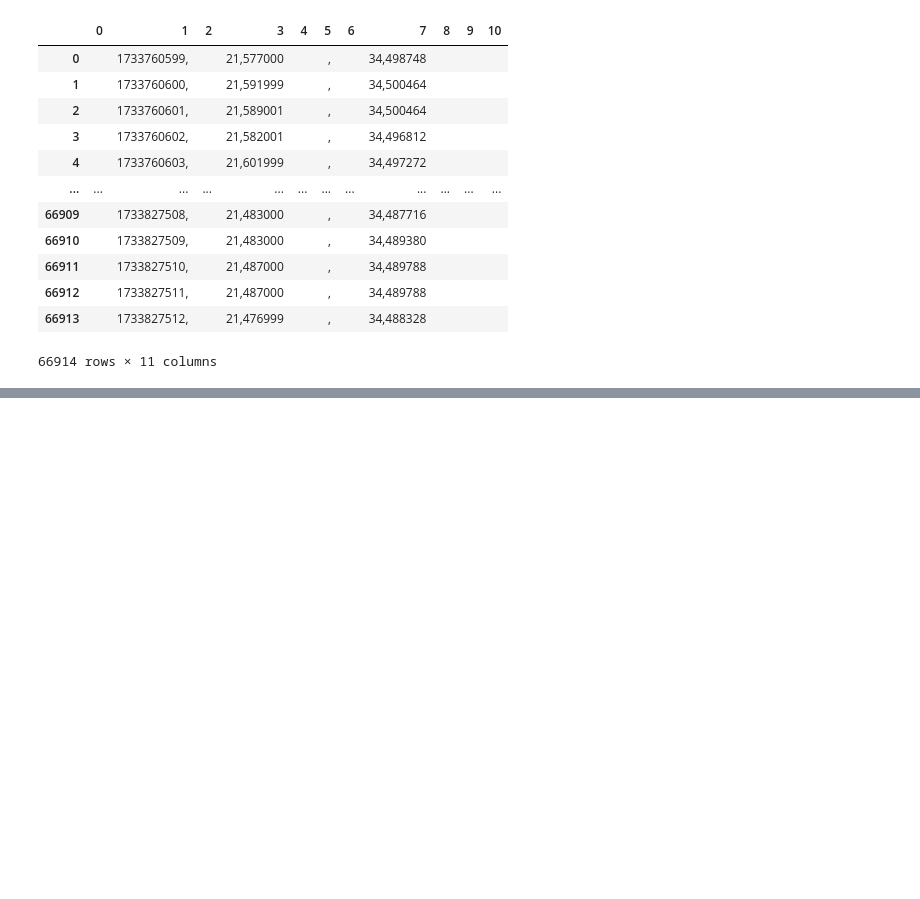
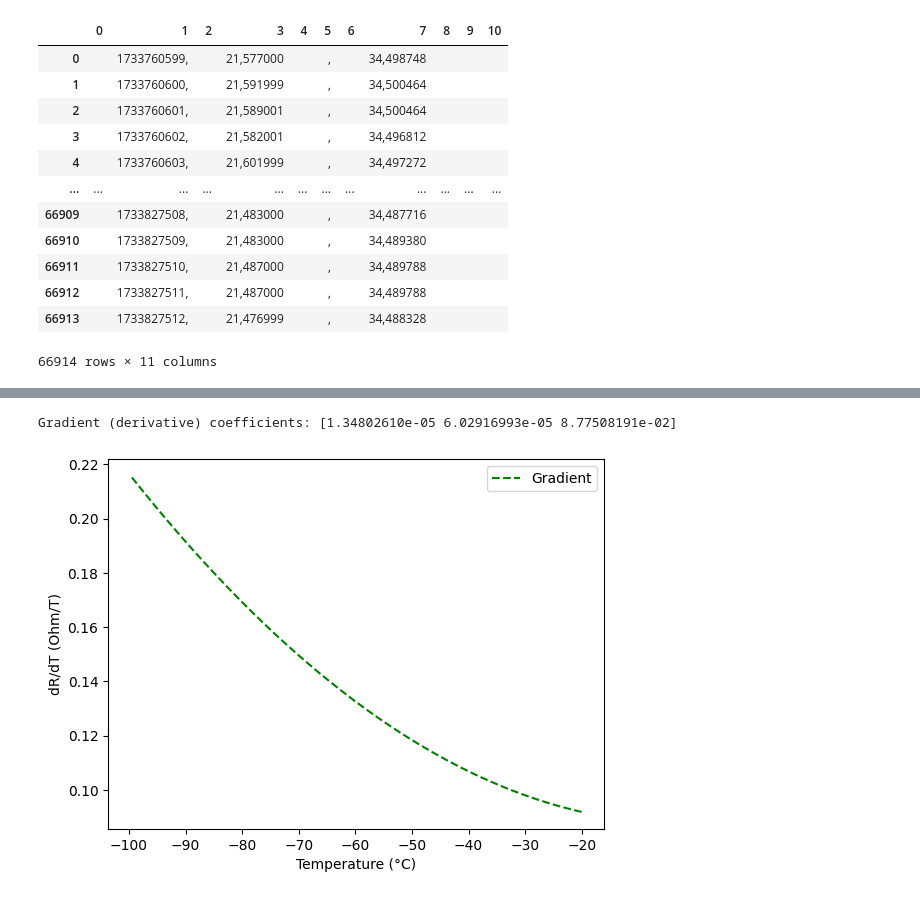
Before and after one commit to pandamec/CryoTOCS, a Jupyter notebook: tagebuch.ipynb, the cells around one changed output, grey strips where cells are left out. Saved outputs shown, nothing was run; the diff lists cells and outputs as text; code cells hidden in the pictures; blank space fills up the shorter version.

```diff
--- a/tagebuch.ipynb
+++ b/tagebuch.ipynb
@@ -748,0 +625,19 @@ plt.show()
+# %%
+gradient_coefficients = np.polyder(coefficients)
+
+# Generate the gradient values
+Y_gradient = np.polyval(gradient_coefficients, X)
+
+# Print the gradient coefficients
+print("Gradient (derivative) coefficients:", gradient_coefficients)
+
+# Plot the original data and the gradient
+
+plt.plot(X, Y_gradient, label='Gradient', color='green', linestyle='--')
+plt.xlabel('Temperature (°C)')
+plt.ylabel('dR/dT (Ohm/T)')
+plt.legend()
+plt.show()
+# %% [output]
+Gradient (derivative) coefficients: [1.34802610e-05 6.02916993e-05 8.77508191e-02]
+[figure, added]
```
Also changed, not shown: parts of 49 cells of this notebook, 1 other file.
